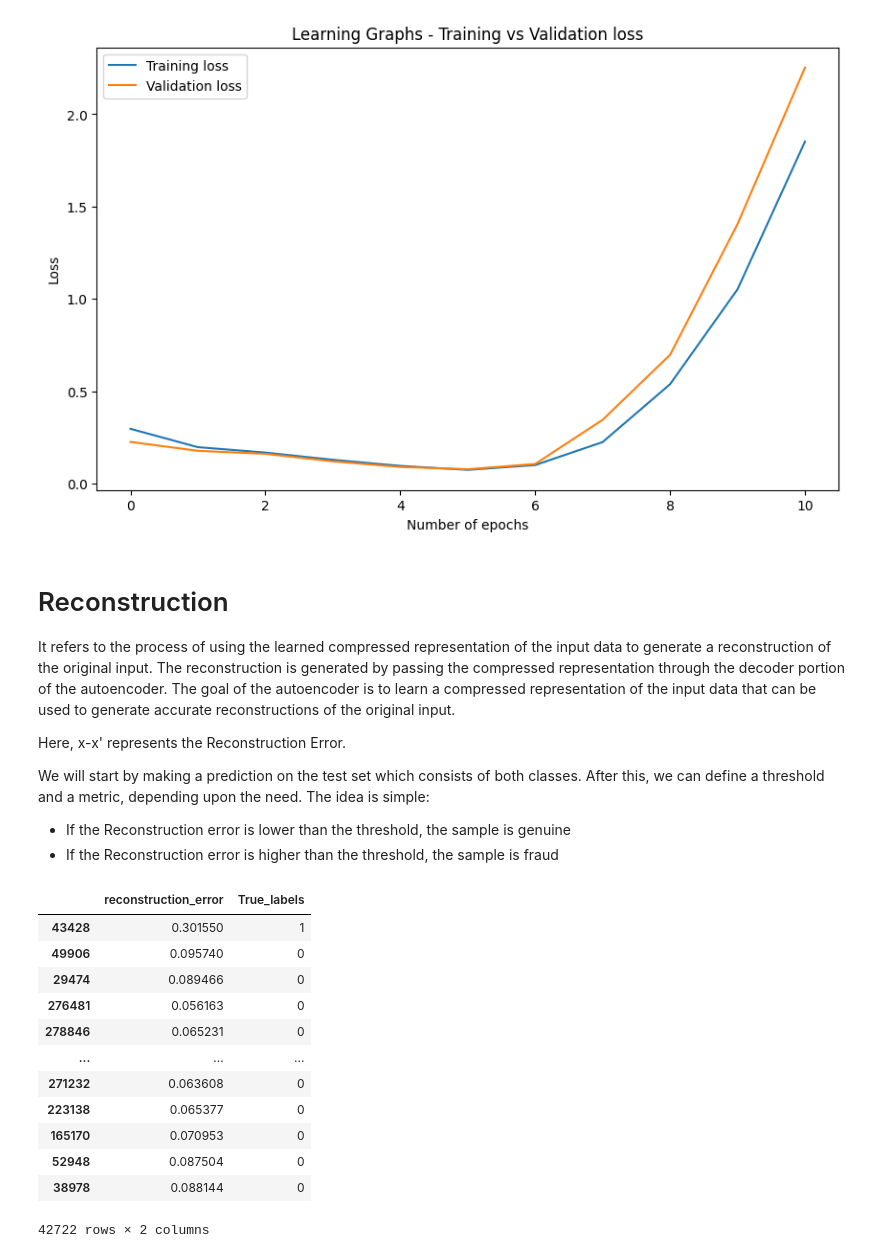
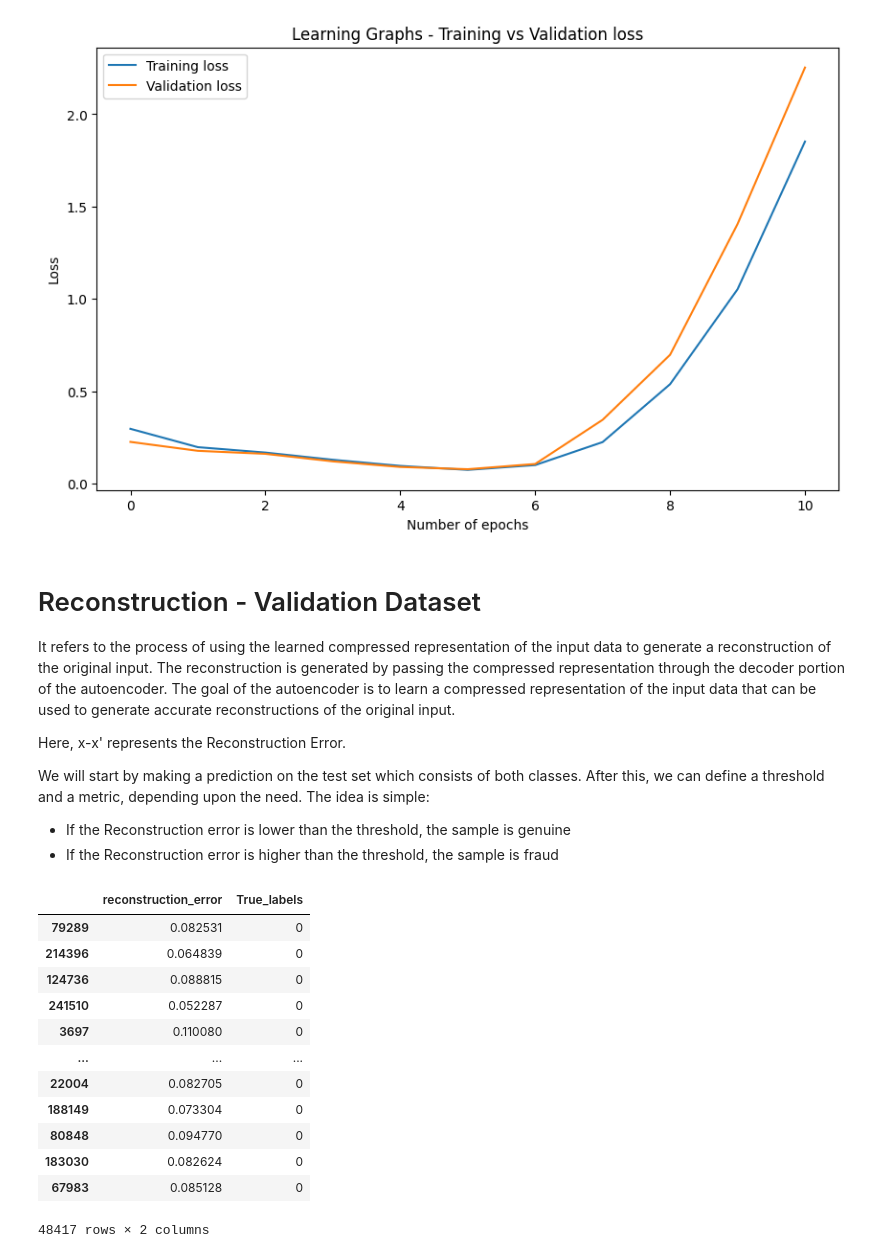
Before and after one commit to santhoshkavi123/DeepLearning, a Jupyter notebook: AutoEncoder/FraudDetection_AE.ipynb, the cells around one changed output. Cells and saved outputs as stored; diff of their text form; code cells hidden in the pictures.

```diff
--- a/AutoEncoder/FraudDetection_AE.ipynb
+++ b/AutoEncoder/FraudDetection_AE.ipynb
@@ -274,7 +274,7 @@ plt.show()
 # %% [output]
 [figure]
 # %% [markdown]
-# Reconstruction
+# Reconstruction - Validation Dataset
 
 
 It refers to the process of using the learned compressed representation of the input data to generate a reconstruction of the original input. The reconstruction is generated by passing the compressed representation through the decoder portion of the autoencoder. The goal of the autoencoder is to learn a compressed representation of the input data that can be used to generate accurate reconstructions of the original input.
@@ -287,26 +287,26 @@ We will start by making a prediction on the test set which consists of both clas
 - If the Reconstruction error is lower than the threshold, the sample is genuine
 - If the Reconstruction error is higher than the threshold, the sample is fraud
 # %%
-reconstruction = autoencoder_model.predict(X_test, verbose = 0)
-reconstruction_error = tf.keras.losses.mae(X_test, reconstruction) # reconstruction_error
+reconstruction = autoencoder_model.predict(X_val, verbose = 0)
+reconstruction_error = tf.keras.losses.mae(X_val, reconstruction) # reconstruction_error
 # %%
 # Creating a dataframe with reconstructing error and true x_test labels
 recons_df = pd.DataFrame({"reconstruction_error": reconstruction_error,
-              "True_labels": y_test})
+              "True_labels": y_val})
 
 recons_df
 # %% [output]
 |  | reconstruction_error | True_labels |
-| 43428 | 0.301550 | 1 |
-| 49906 | 0.095740 | 0 |
-| 29474 | 0.089466 | 0 |
-| 276481 | 0.056163 | 0 |
-| 278846 | 0.065231 | 0 |
+| 79289 | 0.082531 | 0 |
+| 214396 | 0.064839 | 0 |
+| 124736 | 0.088815 | 0 |
+| 241510 | 0.052287 | 0 |
+| 3697 | 0.110080 | 0 |
 | ... | ... | ... |
-| 271232 | 0.063608 | 0 |
-| 223138 | 0.065377 | 0 |
-| 165170 | 0.070953 | 0 |
-| 52948 | 0.087504 | 0 |
-| 38978 | 0.088144 | 0 |
+| 22004 | 0.082705 | 0 |
+| 188149 | 0.073304 | 0 |
+| 80848 | 0.094770 | 0 |
+| 183030 | 0.082624 | 0 |
+| 67983 | 0.085128 | 0 |
-42722 rows × 2 columns
+48417 rows × 2 columns
 # %% [markdown]
```
Also changed, not shown: parts of 9 cells of this notebook.
